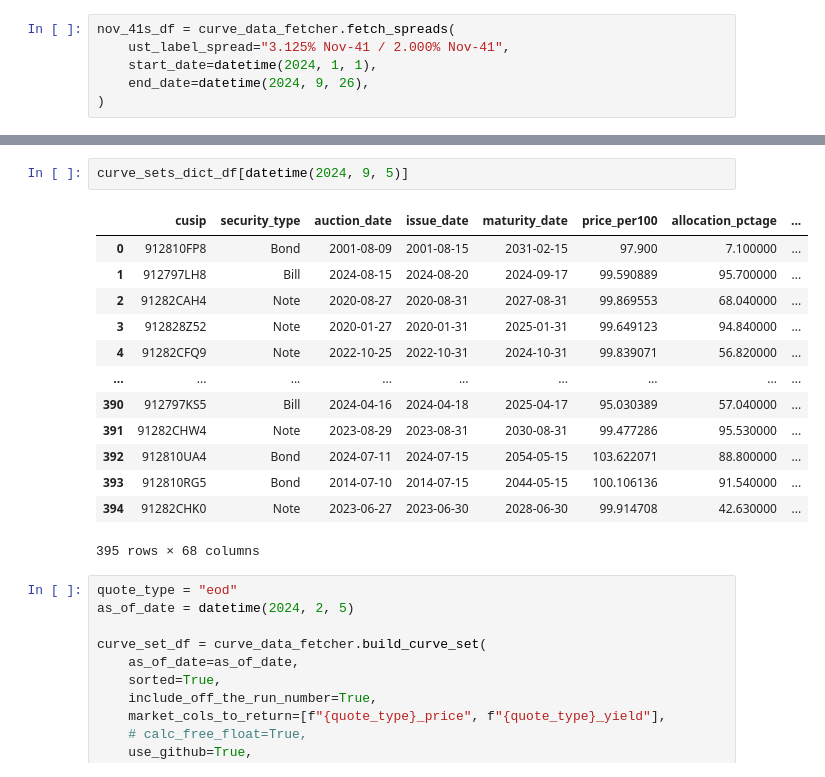
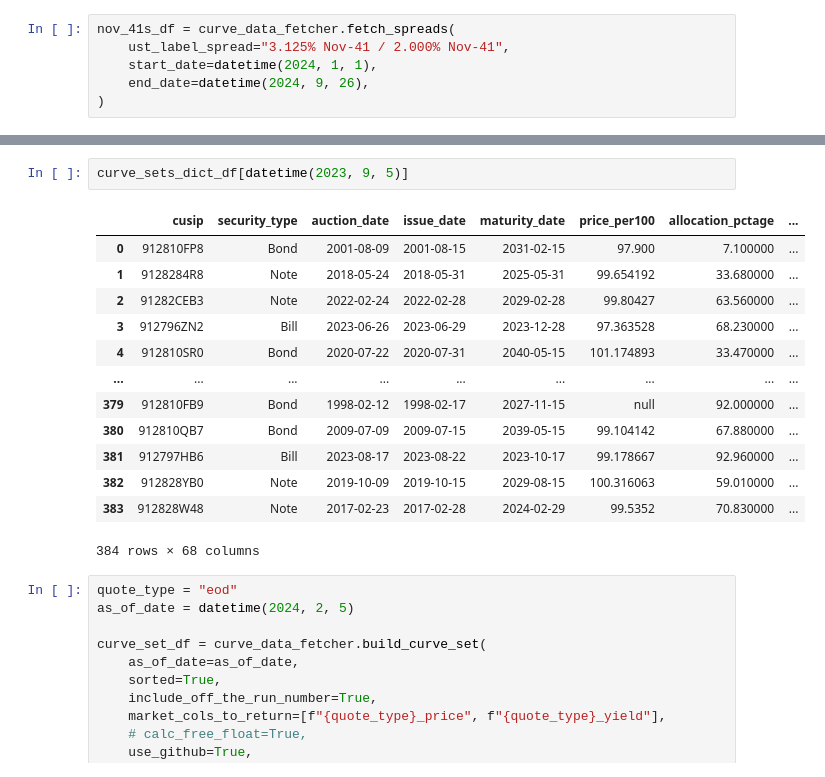
Before and after one commit to cleeclee123/Curvy-CUSIPs, a Jupyter notebook: curvy.ipynb, the cells around one changed output, grey strips where cells are left out. Saved outputs shown, nothing was run; the diff lists cells and outputs as text.

```diff
--- a/curvy.ipynb
+++ b/curvy.ipynb
@@ -246,19 +235,19 @@ DF AGG TOOK: 2.420680522918701 secs
 # %%
-curve_sets_dict_df[datetime(2024, 9, 5)]
+curve_sets_dict_df[datetime(2023, 9, 5)]
 # %% [output]
 |  | cusip | security_type | auction_date | issue_date | maturity_date | price_per100 | allocation_pctage | ... |
 | 0 | 912810FP8 | Bond | 2001-08-09 | 2001-08-15 | 2031-02-15 | 97.900 | 7.100000 | ... |
-| 1 | 912797LH8 | Bill | 2024-08-15 | 2024-08-20 | 2024-09-17 | 99.590889 | 95.700000 | ... |
-| 2 | 91282CAH4 | Note | 2020-08-27 | 2020-08-31 | 2027-08-31 | 99.869553 | 68.040000 | ... |
-| 3 | 912828Z52 | Note | 2020-01-27 | 2020-01-31 | 2025-01-31 | 99.649123 | 94.840000 | ... |
-| 4 | 91282CFQ9 | Note | 2022-10-25 | 2022-10-31 | 2024-10-31 | 99.839071 | 56.820000 | ... |
+| 1 | 9128284R8 | Note | 2018-05-24 | 2018-05-31 | 2025-05-31 | 99.654192 | 33.680000 | ... |
+| 2 | 91282CEB3 | Note | 2022-02-24 | 2022-02-28 | 2029-02-28 | 99.80427 | 63.560000 | ... |
+| 3 | 912796ZN2 | Bill | 2023-06-26 | 2023-06-29 | 2023-12-28 | 97.363528 | 68.230000 | ... |
+| 4 | 912810SR0 | Bond | 2020-07-22 | 2020-07-31 | 2040-05-15 | 101.174893 | 33.470000 | ... |
 | ... | ... | ... | ... | ... | ... | ... | ... | ... |
-| 390 | 912797KS5 | Bill | 2024-04-16 | 2024-04-18 | 2025-04-17 | 95.030389 | 57.040000 | ... |
-| 391 | 91282CHW4 | Note | 2023-08-29 | 2023-08-31 | 2030-08-31 | 99.477286 | 95.530000 | ... |
-| 392 | 912810UA4 | Bond | 2024-07-11 | 2024-07-15 | 2054-05-15 | 103.622071 | 88.800000 | ... |
-| 393 | 912810RG5 | Bond | 2014-07-10 | 2014-07-15 | 2044-05-15 | 100.106136 | 91.540000 | ... |
-| 394 | 91282CHK0 | Note | 2023-06-27 | 2023-06-30 | 2028-06-30 | 99.914708 | 42.630000 | ... |
+| 379 | 912810FB9 | Bond | 1998-02-12 | 1998-02-17 | 2027-11-15 | null | 92.000000 | ... |
+| 380 | 912810QB7 | Bond | 2009-07-09 | 2009-07-15 | 2039-05-15 | 99.104142 | 67.880000 | ... |
+| 381 | 912797HB6 | Bill | 2023-08-17 | 2023-08-22 | 2023-10-17 | 99.178667 | 92.960000 | ... |
+| 382 | 912828YB0 | Note | 2019-10-09 | 2019-10-15 | 2029-08-15 | 100.316063 | 59.010000 | ... |
+| 383 | 912828W48 | Note | 2017-02-23 | 2017-02-28 | 2024-02-29 | 99.5352 | 70.830000 | ... |
-395 rows × 68 columns
+384 rows × 68 columns
 # %%
 quote_type = "eod"
 as_of_date = datetime(2024, 2, 5)
```
Also changed, not shown: parts of 2 cells of this notebook, 5 other files.
